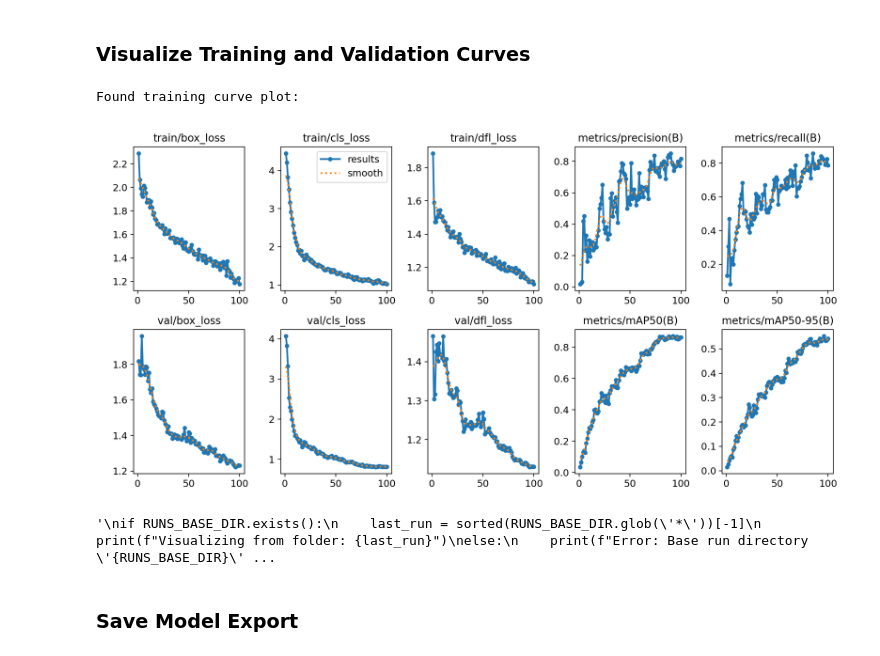
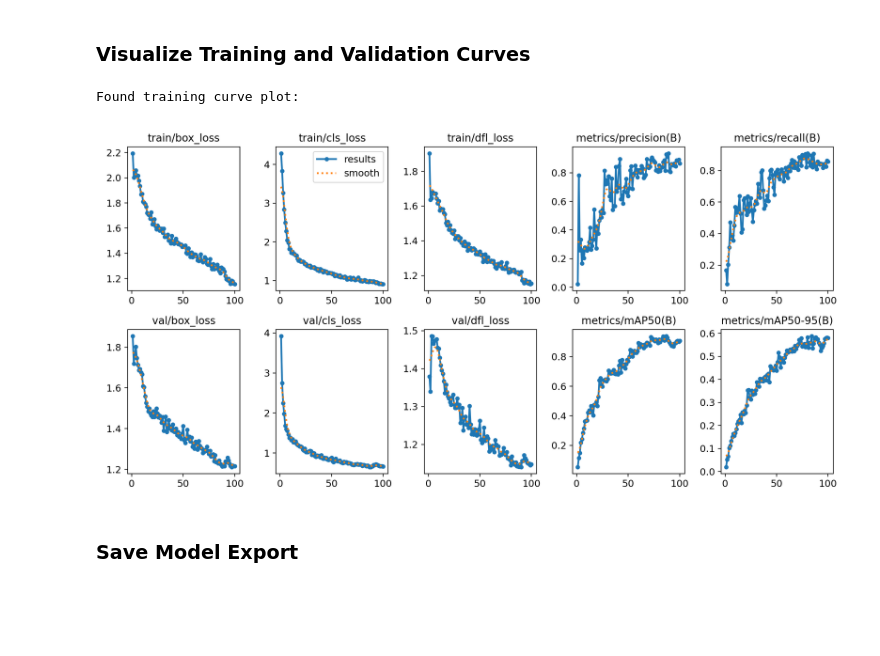
Before and after one commit to Crop-Guard/Crop-weed-detection, a Jupyter notebook: 04_data_preprocessing_ablation_study.ipynb, the cells around one changed output. Drawn from its saved outputs; the diff is of its cells as text; code cells hidden in the pictures; blank space fills up the shorter version.

Commit message:
Dataset preprocessing ablation study (without interpretation)

```diff
--- a/04_data_preprocessing_ablation_study.ipynb
+++ b/04_data_preprocessing_ablation_study.ipynb
@@ -97,37 +99,18 @@ Recall (Test): 0.7306
 # %% [markdown]
 ### Visualize Training and Validation Curves
 # %%
-RUNS_BASE_DIR = Path(OUTPUT_DIR) / 'corn_yolov11n_original_dataset'
+RUNS_BASE_DIR = Path(OUTPUT_DIR) / 'training_results'
 
 results_plot = RUNS_BASE_DIR/'results.png'
 
 if results_plot.exists():
     print("Found training curve plot:")
     display(Image(filename=str(results_plot)))
 else:
     print("'results.png' not found. Check if training ran successfully.")
-
-"""
-if RUNS_BASE_DIR.exists():
-    last_run = sorted(RUNS_BASE_DIR.glob('*'))[-1]
-    print(f"Visualizing from folder: {last_run}")
-else:
-    print(f"Error: Base run directory '{RUNS_BASE_DIR}' not found. Did the training finish?")
-    last_run = None
-
-if last_run and last_run.exists():
-    results_plot = last_run / 'results.png'
-
-    if results_plot.exists():
-        print("Found training curve plot:")
-        display(Image(filename=str(results_plot)))
-    else:
-        print("'results.png' not found. Check if training ran successfully.")
-"""
 # %% [output]
 Found training curve plot:
-[figure, old version]
+[figure, new version]
-'\nif RUNS_BASE_DIR.exists():\n    last_run = sorted(RUNS_BASE_DIR.glob(\'*\'))[-1]\n    print(f"Visualizing from folder: {last_run}")\nelse:\n    print(f"Error: Base run directory \'{RUNS_BASE_DIR}\' ...
 # %% [markdown]
 ### Save Model Export
 # %%
```
Also changed, not shown: parts of 11 cells of this notebook, 10 other files.
